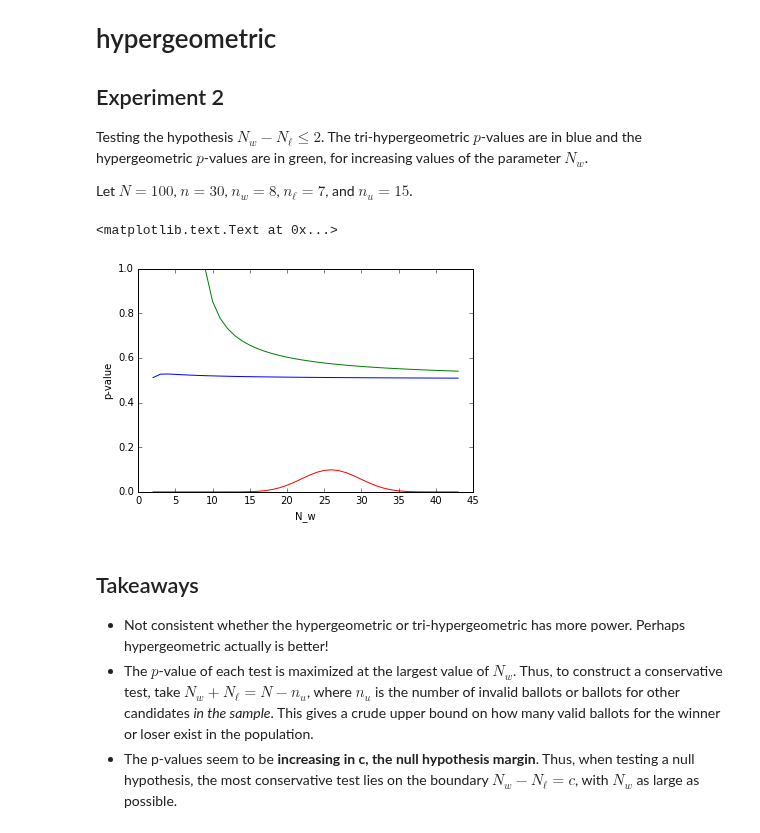
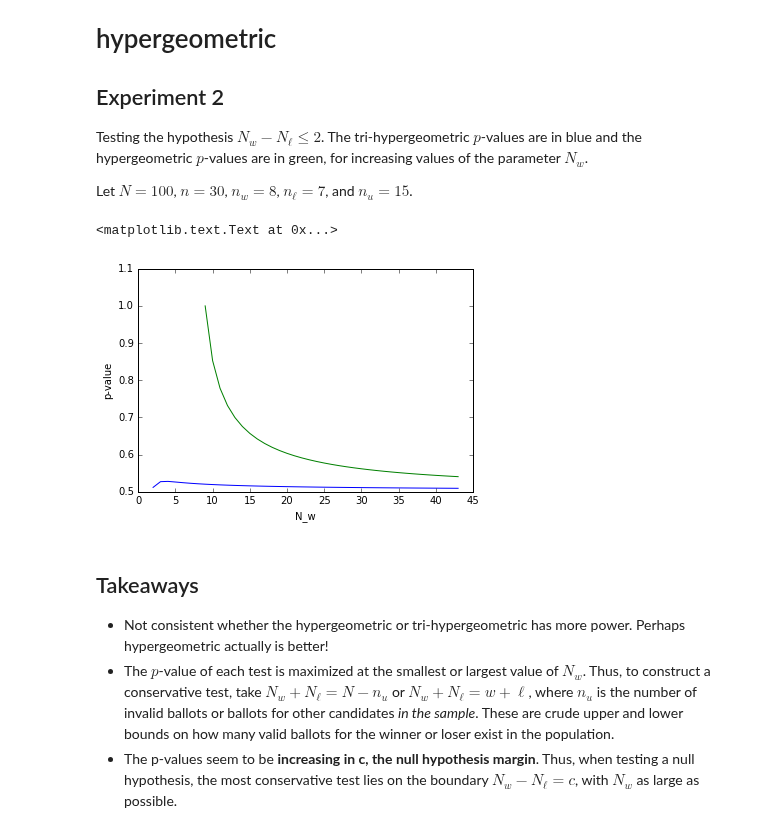
Before and after one commit to pbstark/CORLA18, a Jupyter notebook: code/tri-hypergeometric-tests.ipynb, the cells around one changed output. Cells and saved outputs as stored; diff of their text form; code cells hidden in the pictures.

Commit message:
clean up the ballot polling exploration of parameters/pvalues notebook

```diff
--- a/code/tri-hypergeometric-tests.ipynb
+++ b/code/tri-hypergeometric-tests.ipynb
@@ -468,0 +267,18 @@ plt.ylabel("p-value")
+# %%
+pvalues = np.zeros(47)
+for B in range(1,47):
+    pvalues[B] = diluted_margin_hypergeometric(w=8, l=7, N_w=B+2, N_l=B)
+
+pvalues2 = np.zeros(47)
+for B in range(1,47):
+    pvalues2[B] = diluted_margin_hypergeometric(w=9, l=6, N_w=B+2, N_l=B)
+
+pvalues3 = np.zeros(47)
+for B in range(1,47):
+    pvalues3[B] = diluted_margin_hypergeometric(w=10, l=5, N_w=B+2, N_l=B)
+
+plt.plot(range(47), pvalues, 'blue',
+         range(47), pvalues2, 'green',
+         range(47), pvalues3, 'red')
+plt.xlabel("N_w")
+plt.ylabel("p-value")
@@ -486,13 +305,8 @@ pvalues2 = np.zeros(42)
 for B in range(42):
     pvalues2[B] = diluted_margin_hypergeometric(w=15, l=10, N_w=B+2, N_l=B)
 
-pvalues3 = np.zeros(42)
-for B in range(42):
-    pvalues3[B] = diluted_margin_trihyper_conditional(w=15, l=10, n=30, N_w=B+2, N_l=B, N=100)
-
 plt.plot(range(2, 42+2), pvalues, 'blue',
-         range(2, 42+2), pvalues2, 'green',
-         range(2, 42+2), pvalues3, 'red')
+         range(2, 42+2), pvalues2, 'green')
 plt.xlabel("N_w")
 plt.ylabel("p-value")
 # %% [output]
@@ -510,27 +324,22 @@ Let $N = 100$, $n=30$, $n_w = 8$, $n_\ell=7$, and $n_u = 15$.
 # %%
 pvalues = np.zeros(42)
 for B in range(42):
     pvalues[B] = diluted_margin_trihypergeometric(w=8, l=7, n=30, N_w=B+2, N_l=B, N=100)
 
 pvalues2 = np.zeros(42)
 for B in range(42):
     pvalues2[B] = diluted_margin_hypergeometric(w=8, l=7, N_w=B+2, N_l=B)
 
-pvalues3 = np.zeros(42)
-for B in range(42):
-    pvalues3[B] = diluted_margin_trihyper_conditional(w=8, l=7, n=30, N_w=B+2, N_l=B, N=100)
-
 plt.plot(range(2, 42+2), pvalues, 'blue',
-         range(2, 42+2), pvalues2, 'green',
-         range(2, 42+2), pvalues3, 'red')
+         range(2, 42+2), pvalues2, 'green')
 plt.xlabel("N_w")
 plt.ylabel("p-value")
 # %% [output]
 <matplotlib.text.Text at 0x...>
-[figure, old version]
+[figure, new version]
 # %% [markdown]
 ## Takeaways
 
 * Not consistent whether the hypergeometric or tri-hypergeometric has more power. Perhaps hypergeometric actually is better!
-* The $p$-value of each test is maximized at the largest value of $N_w$. Thus, to construct a conservative test, take $N_w + N_\ell = N - n_u$, where $n_u$ is the number of invalid ballots or ballots for other candidates *in the sample*. This gives a crude upper bound on how many valid ballots for the winner or loser exist in the population.
+* The $p$-value of each test is maximized at the smallest or largest value of $N_w$. Thus, to construct a conservative test, take $N_w + N_\ell = N - n_u$ or $N_w+N_\ell = w+\ell$, where $n_u$ is the number of invalid ballots or ballots for other candidates *in the sample*. These are crude upper and lower bounds on how many valid ballots for the winner or loser exist in the population.
 * The p-values seem to be **increasing in c, the null hypothesis margin**. Thus, when testing a null hypothesis, the most conservative test lies on the boundary $N_w - N_\ell = c$, with $N_w$ as large as possible.
```
Also changed, not shown: parts of 19 cells of this notebook.
